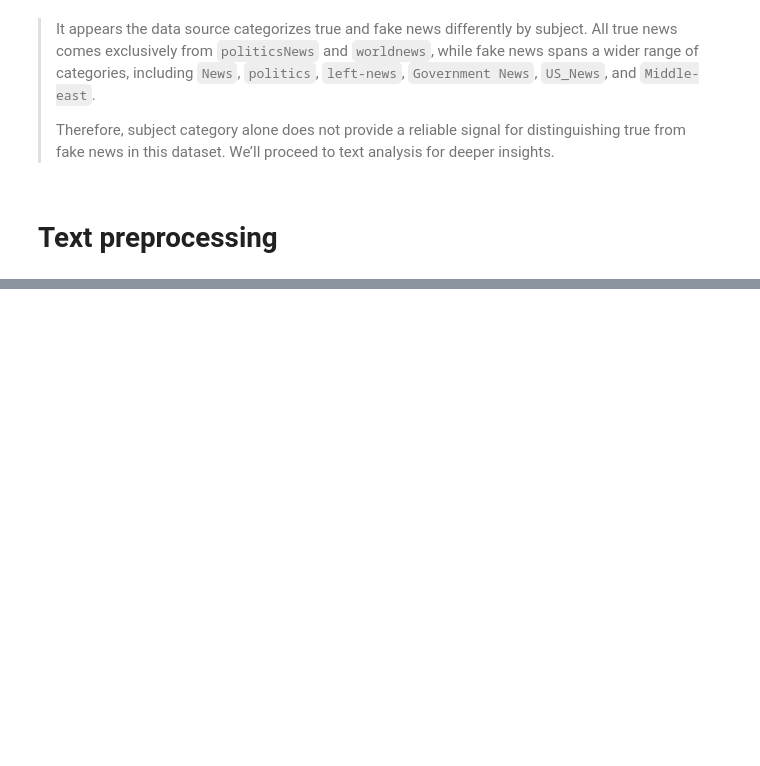
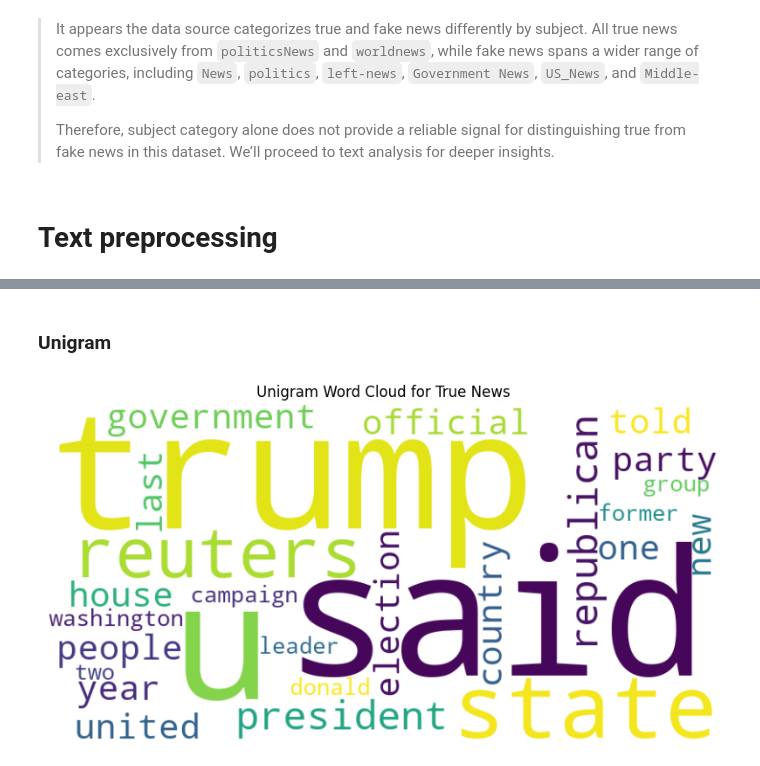
Before and after one commit to DigimonFrankie/Projects, a Jupyter notebook: Detecting Fake News: Real vs. Fabricated Online News Content/EDA & Preprocessing.ipynb, the cells around one changed output, grey strips where cells are left out. Saved outputs shown, nothing was run; the diff lists cells and outputs as text; code cells hidden in the pictures; blank space fills up the shorter version.

Commit message:
Adding WordCloud and Bar plot

```diff
--- a/Detecting Fake News: Real vs. Fabricated Online News Content/EDA & Preprocessing.ipynb
+++ b/Detecting Fake News: Real vs. Fabricated Online News Content/EDA & Preprocessing.ipynb
@@ -270,0 +298,5 @@ plt.show()
+# %%
+## get cleaned text for both datasets
+df_true['cleaned_text'] = df_true['text'].apply(clean_text)
+
+df_fake['cleaned_text'] = df_fake['text'].apply(clean_text)
@@ -270,0 +350,6 @@ plt.show()
+# %% [markdown]
+### Unigram
+# %%
+top_unigram_true = plot_wordcloud(df_true['cleaned_text'], 'True News')
+# %% [output]
+[figure, added]
```
Also changed, not shown: parts of 25 cells of this notebook.
